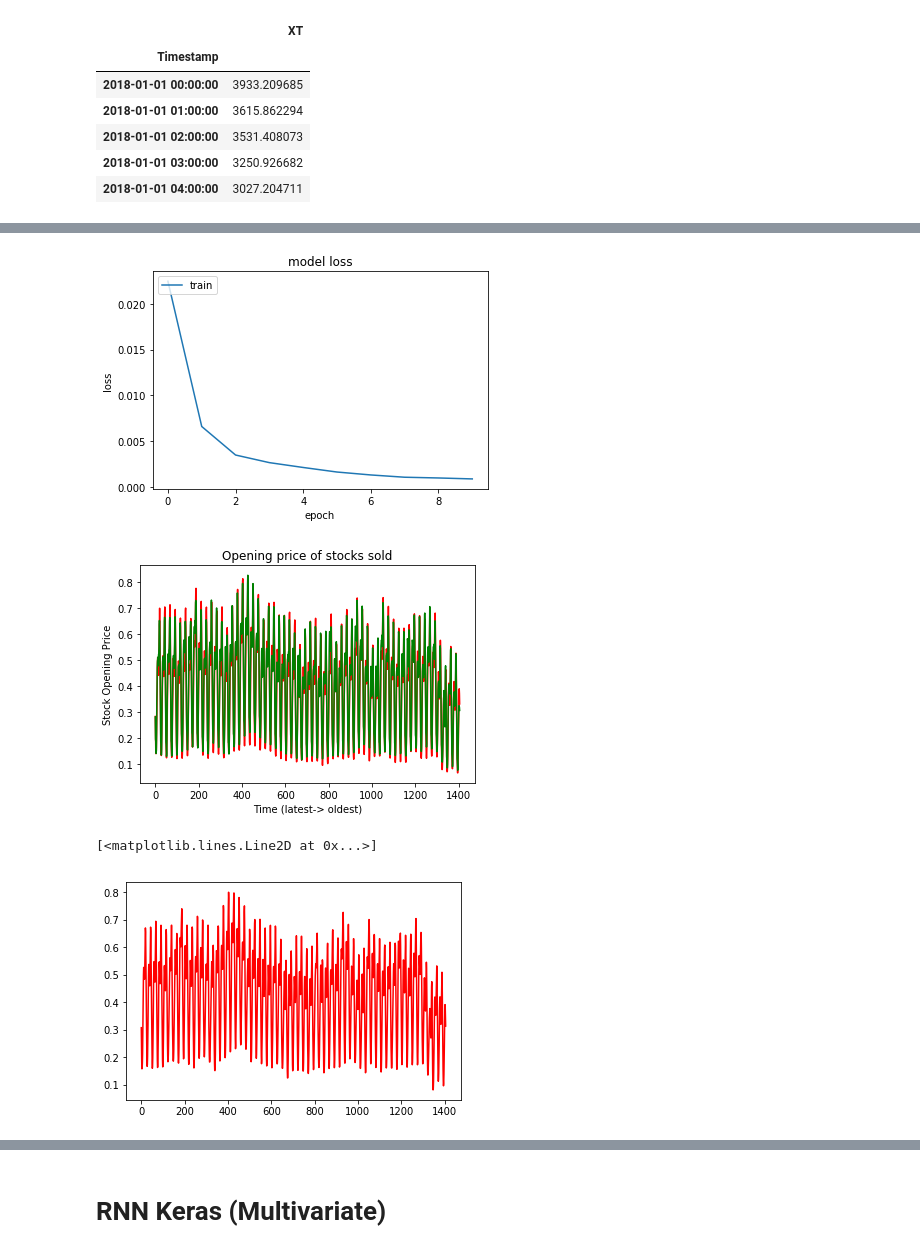
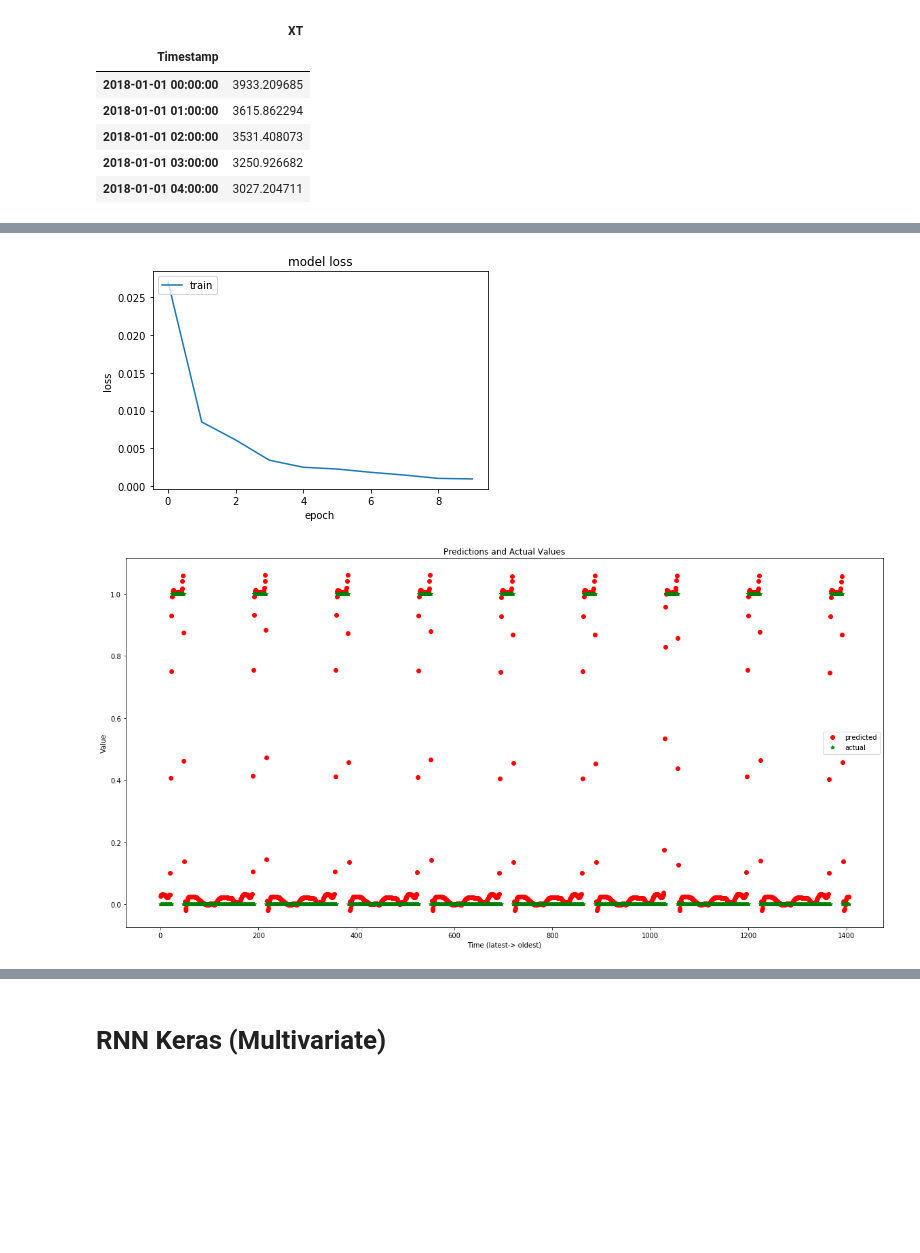
Before and after one commit to Darzan21/Electric-Load-Forecasting, a Jupyter notebook: LoadForecasting.ipynb, the cells around one changed output, grey strips where cells are left out. Saved outputs shown, nothing was run; the diff lists cells and outputs as text; code cells hidden in the pictures; blank space fills up the shorter version.

```diff
--- a/LoadForecasting.ipynb
+++ b/LoadForecasting.ipynb
@@ -742,23 +757,20 @@ sc= MinMaxScaler(feature_range=(0,1))
 input_data= sc.fit_transform(final2)
 # %%
 #one week
-lookback= 168
+lookback = 7 * 24
 
-test_size=int(0.1 * len(final2))
-X=[]
-y=[]
+test_size = len(final2) // 10
+X = []
+y = []
 for i in range(len(final2)-lookback-1):
-    t=[]
-    for j in range(0,lookback):
-         t.append(input_data[[(i+j)], :])
+    t = [ [input_data[i+j, 0]] for j in range(lookback) ]
     X.append(t)
     y.append(input_data[i+ lookback])
 # %%
-X, y= np.array(X), np.array(y)
+X, y = np.array(X), np.array(y)
+print(X.shape)
+print(y.shape)
 X_test = X[:test_size+lookback]
-X = X.reshape(X.shape[0],lookback,1)
-X_test = X_test.reshape(X_test.shape[0],lookback,1)
-print(X.shape)
 print(X_test.shape)
 # %% [output]
 (12215, 168, 1)
@@ -767,10 +780,10 @@ print(X_test.shape)
 from keras import Sequential
 from keras.layers import Dense, LSTM
 # %%
-model = Sequential()
-model.add(LSTM(units=300, return_sequences= True, input_shape=(X.shape[1],1)))
-model.add(LSTM(units=300, return_sequences=True))
-model.add(LSTM(units=100))
-model.add(Dense(units=1))
+model = tf.keras.models.Sequential()
+model.add(tf.keras.layers.LSTM(units=300, return_sequences= True, input_shape=(X.shape[-2:])))
+model.add(tf.keras.layers.LSTM(units=300, return_sequences=True))
+model.add(tf.keras.layers.LSTM(units=100))
+model.add(tf.keras.layers.Dense(units=1))
 model.summary()
 # %% [output]
@@ -822,4 +839,4 @@ plt.xlabel('epoch')
 plt.legend(['train', 'test'], loc='upper left')
 plt.show()
 # %% [output]
-[figure, old version]
+[figure, new version]
@@ -826,9 +845,11 @@ plt.show()
 # %%
-plt.plot(predicted_value, color= 'red')
-plt.plot(input_data[lookback:test_size+(2*lookback)], color='green')
-plt.title("Opening price of stocks sold")
+plt.figure(figsize=(20,10))
+plt.plot(predicted_value, 'ro', label='predicted')
+plt.plot(y[:test_size+lookback], 'g*', label='actual')
+plt.title("Predictions and Actual Values")
 plt.xlabel("Time (latest-> oldest)")
-plt.ylabel("Stock Opening Price")
+plt.ylabel("Value")
+plt.legend()
 plt.show()
 # %% [output]
-[figure, old version]
+[figure, new version]
@@ -837,6 +855,0 @@ predicted_value= model.predict(X_test)
-# %%
-
-plt.plot(predicted_value, color= 'red')
-# %% [output]
-[<matplotlib.lines.Line2D at 0x...>]
-[figure, removed]
```
Also changed, not shown: parts of 47 cells of this notebook.
